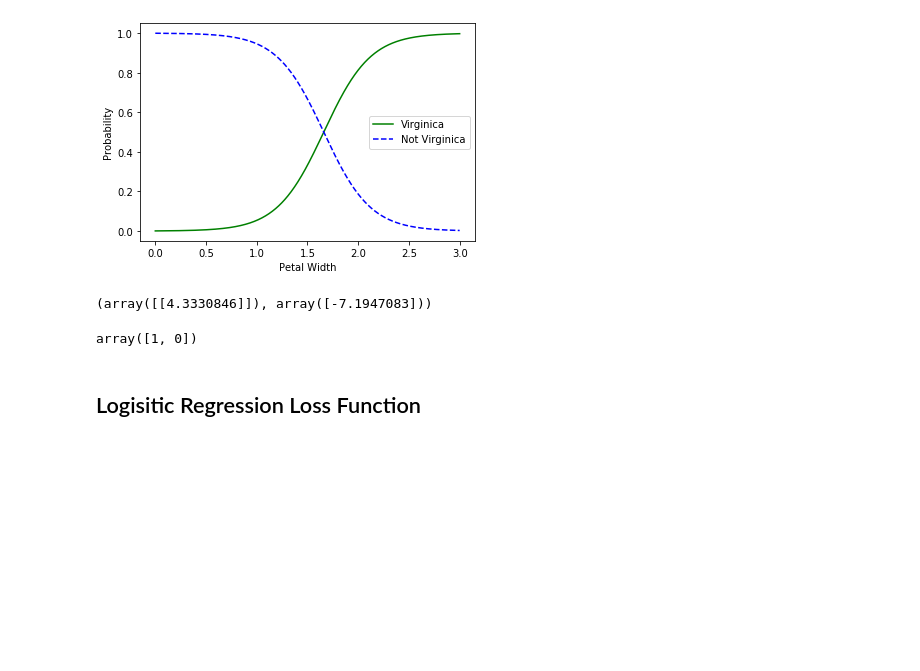
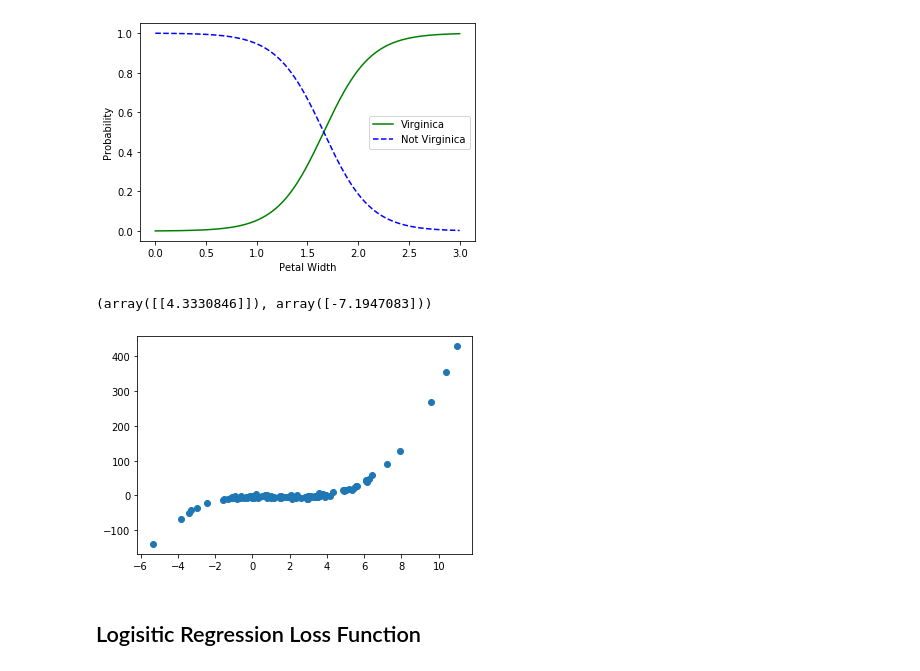
Before and after one commit to mostafaghadimi/IEEE-HandsOn, a Jupyter notebook: GLM.ipynb, the cells around one changed output. Saved outputs shown, nothing was run; the diff lists cells and outputs as text; code cells hidden in the pictures; blank space fills up the shorter version.

```diff
--- a/GLM.ipynb
+++ b/GLM.ipynb
@@ -182,9 +182,12 @@ weights, interceptor = log_reg.coef_, log_reg.intercept_
 weights, interceptor
 # %% [output]
 (array([[4.3330846]]), array([-7.1947083]))
-# %%
-log_reg.predict([[1.8], [1.5]])
-# %% [output]
-array([1, 0])
+# %%
+# np.random.seed(0)
+x = 2 - 3 * np.random.normal(0, 1, 100)
+y = x - 2 * (x ** 2) + 0.5 * (x ** 3) + np.random.normal(-3, 3, 100)
+plot = plt.plot(x, y, 'o')
+# %% [output]
+[figure, added]
 # %% [markdown]
 ## Logisitic Regression Loss Function
```
Also changed, not shown: parts of 5 cells of this notebook, 2 other files.
